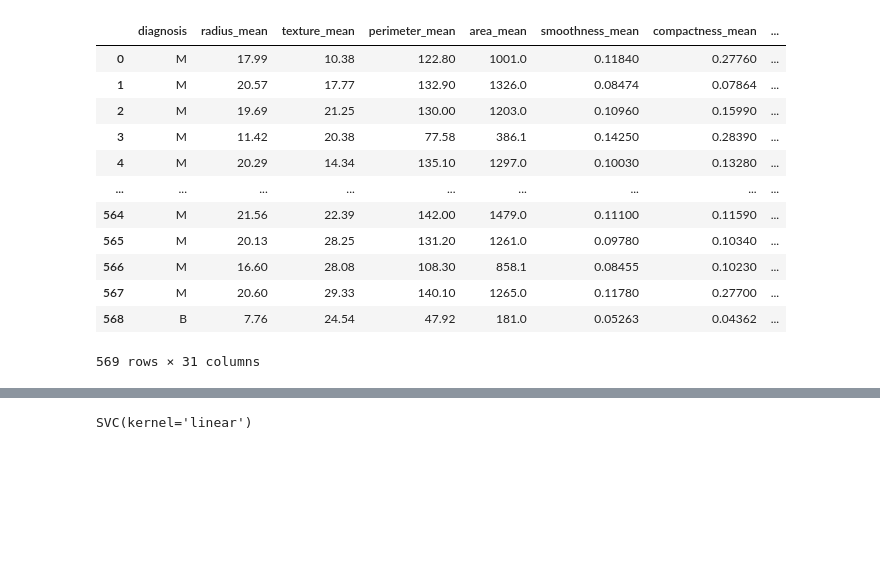
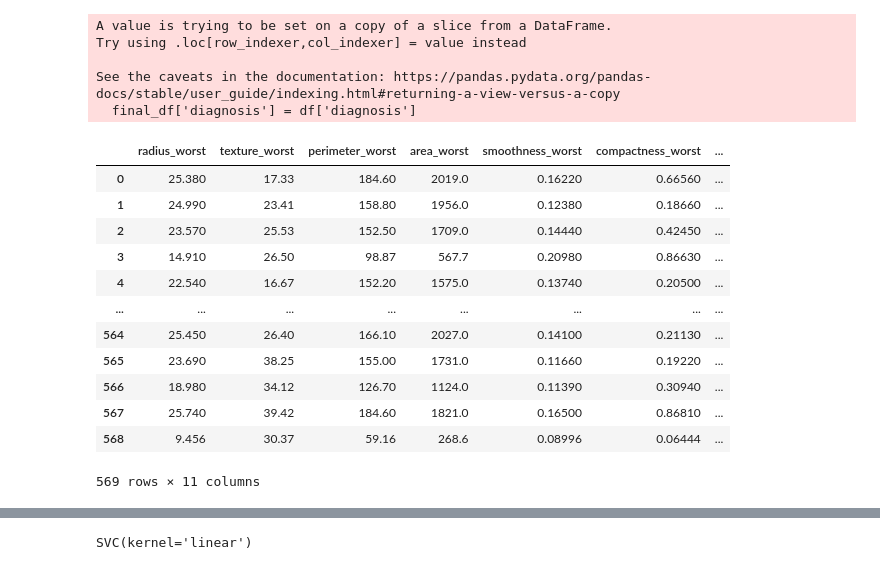
Before and after one commit to JoeyForgetabbait/Breast-Cancer-Tumor-Characterization-Predict-Tool, a Jupyter notebook: Training_Model_Codes/SVM_Model.ipynb, the cells around one changed output, grey strips where cells are left out. Saved outputs shown, nothing was run; the diff lists cells and outputs as text; code cells hidden in the pictures; blank space fills up the shorter version.

```diff
--- a/Training_Model_Codes/SVM_Model.ipynb
+++ b/Training_Model_Codes/SVM_Model.ipynb
@@ -9,18 +9,0 @@ import joblib
-# %%
-df = pd.read_csv("Resources/data.csv")
-df = df.drop(['id', 'Unnamed: 32'], axis=1)
-df
-# %% [output]
-|  | diagnosis | radius_mean | texture_mean | perimeter_mean | area_mean | smoothness_mean | compactness_mean | ... |
-| 0 | M | 17.99 | 10.38 | 122.80 | 1001.0 | 0.11840 | 0.27760 | ... |
-| 1 | M | 20.57 | 17.77 | 132.90 | 1326.0 | 0.08474 | 0.07864 | ... |
-| 2 | M | 19.69 | 21.25 | 130.00 | 1203.0 | 0.10960 | 0.15990 | ... |
-| 3 | M | 11.42 | 20.38 | 77.58 | 386.1 | 0.14250 | 0.28390 | ... |
-| 4 | M | 20.29 | 14.34 | 135.10 | 1297.0 | 0.10030 | 0.13280 | ... |
-| ... | ... | ... | ... | ... | ... | ... | ... | ... |
-| 564 | M | 21.56 | 22.39 | 142.00 | 1479.0 | 0.11100 | 0.11590 | ... |
-| 565 | M | 20.13 | 28.25 | 131.20 | 1261.0 | 0.09780 | 0.10340 | ... |
-| 566 | M | 16.60 | 28.08 | 108.30 | 858.1 | 0.08455 | 0.10230 | ... |
-| 567 | M | 20.60 | 29.33 | 140.10 | 1265.0 | 0.11780 | 0.27700 | ... |
-| 568 | B | 7.76 | 24.54 | 47.92 | 181.0 | 0.05263 | 0.04362 | ... |
-569 rows × 31 columns
@@ -29,0 +10,28 @@ target_names = ["M", "B"]
+# %%
+df = pd.read_csv("Resources/data.csv")
+
+keyword = 'worst'
+columns_to_keep = [col for col in df.columns if keyword in col]
+
+final_df = df[columns_to_keep]
+final_df['diagnosis'] = df['diagnosis']
+final_df
+# %% [output]
+A value is trying to be set on a copy of a slice from a DataFrame.
+Try using .loc[row_indexer,col_indexer] = value instead
+
+See the caveats in the documentation: https://pandas.pydata.org/pandas-docs/stable/user_guide/indexing.html#returning-a-view-versus-a-copy
+  final_df['diagnosis'] = df['diagnosis']
+|  | radius_worst | texture_worst | perimeter_worst | area_worst | smoothness_worst | compactness_worst | ... |
+| 0 | 25.380 | 17.33 | 184.60 | 2019.0 | 0.16220 | 0.66560 | ... |
+| 1 | 24.990 | 23.41 | 158.80 | 1956.0 | 0.12380 | 0.18660 | ... |
+| 2 | 23.570 | 25.53 | 152.50 | 1709.0 | 0.14440 | 0.42450 | ... |
+| 3 | 14.910 | 26.50 | 98.87 | 567.7 | 0.20980 | 0.86630 | ... |
+| 4 | 22.540 | 16.67 | 152.20 | 1575.0 | 0.13740 | 0.20500 | ... |
+| ... | ... | ... | ... | ... | ... | ... | ... |
+| 564 | 25.450 | 26.40 | 166.10 | 2027.0 | 0.14100 | 0.21130 | ... |
+| 565 | 23.690 | 38.25 | 155.00 | 1731.0 | 0.11660 | 0.19220 | ... |
+| 566 | 18.980 | 34.12 | 126.70 | 1124.0 | 0.11390 | 0.30940 | ... |
+| 567 | 25.740 | 39.42 | 184.60 | 1821.0 | 0.16500 | 0.86810 | ... |
+| 568 | 9.456 | 30.37 | 59.16 | 268.6 | 0.08996 | 0.06444 | ... |
+569 rows × 11 columns
```
Also changed, not shown: parts of 8 cells of this notebook, 1 other file.
